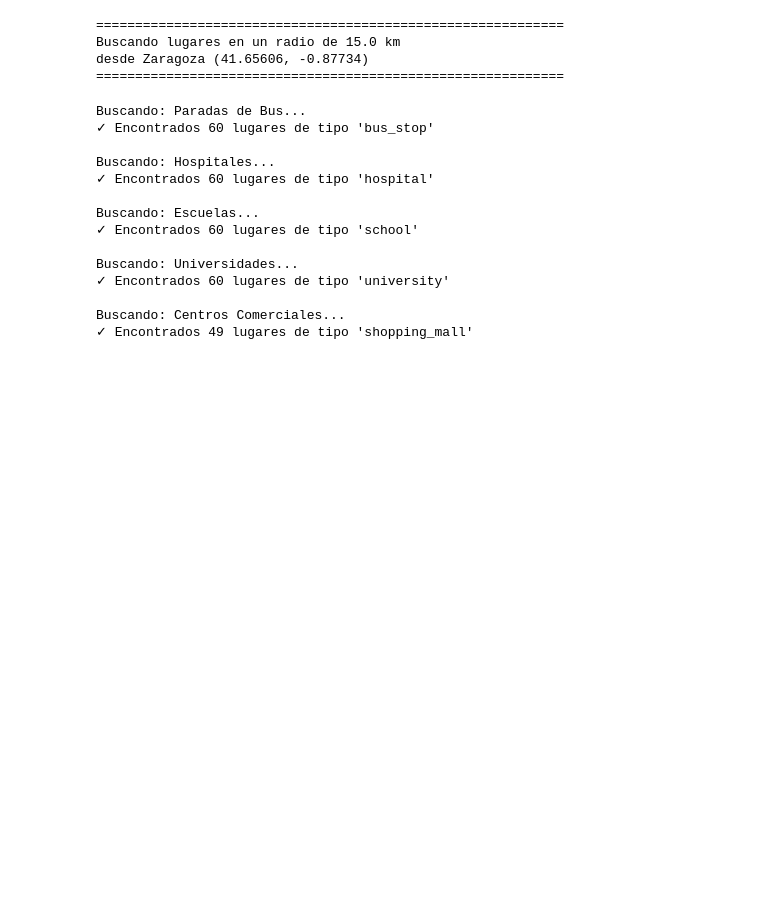
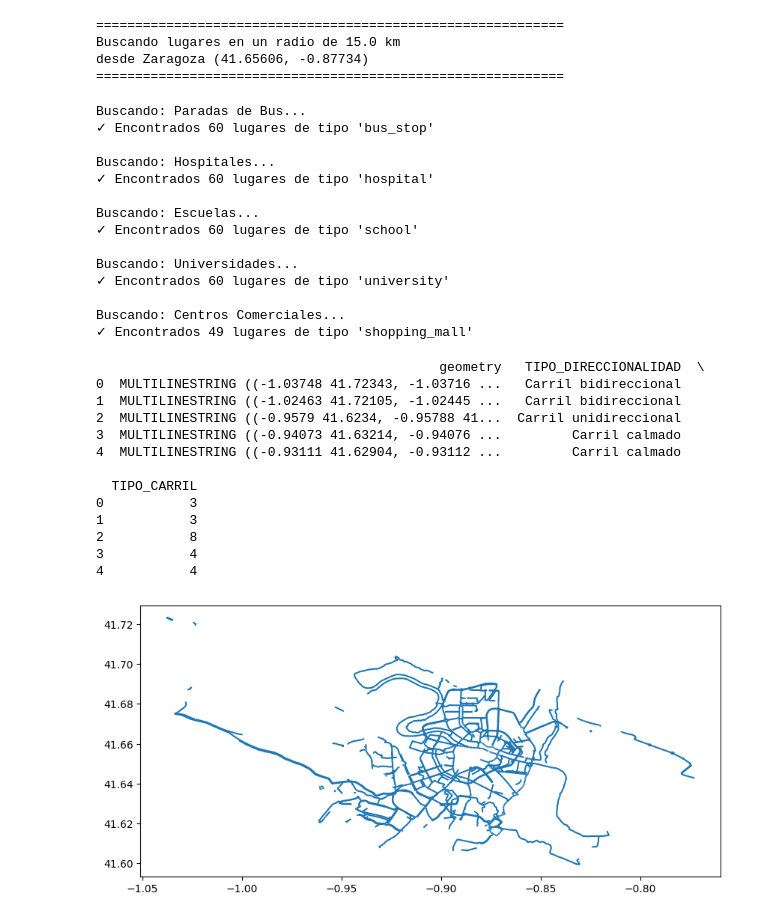
Before and after one commit to juancaros/IEDIS, a Jupyter notebook: JJEAP.ipynb, the cells around one changed output. Saved outputs shown, nothing was run; the diff lists cells and outputs as text; code cells hidden in the pictures; blank space fills up the shorter version.

Commit message:
Update Geopandas
Prueba con dataset de ciclovias

```diff
--- a/JJEAP.ipynb
+++ b/JJEAP.ipynb
@@ -130,3 +130,37 @@ def procesar_resultados(resultados_dict):
     return pd.DataFrame(datos_procesados)
 # %%
 df_lugares = procesar_resultados(todos_los_resultados)
+# %%
+import geopandas as gpd
+import json
+
+# Cargar tu JSON
+with open('Public/carriles_WGS84.json', 'r') as f:
+    data = json.load(f)
+
+# Convertir a GeoDataFrame
+gdf = gpd.GeoDataFrame.from_features(data['features'])
+
+# Ver los datos
+print(gdf.head())
+
+# Visualizar mapa simple
+gdf.plot(figsize=(10, 10))
+
+# Calcular longitud de cada carril (en grados, luego puedes convertir a metros)
+gdf['longitud_km'] = gdf.geometry.length * 111  # aprox km
+# %% [output]
+                                            geometry   TIPO_DIRECCIONALIDAD  \
+0  MULTILINESTRING ((-1.03748 41.72343, -1.03716 ...   Carril bidireccional
+1  MULTILINESTRING ((-1.02463 41.72105, -1.02445 ...   Carril bidireccional
+2  MULTILINESTRING ((-0.9579 41.6234, -0.95788 41...  Carril unidireccional
+3  MULTILINESTRING ((-0.94073 41.63214, -0.94076 ...         Carril calmado
+4  MULTILINESTRING ((-0.93111 41.62904, -0.93112 ...         Carril calmado
+
+  TIPO_CARRIL
+0           3
+1           3
+2           8
+3           4
+4           4
+[figure, added]
```
